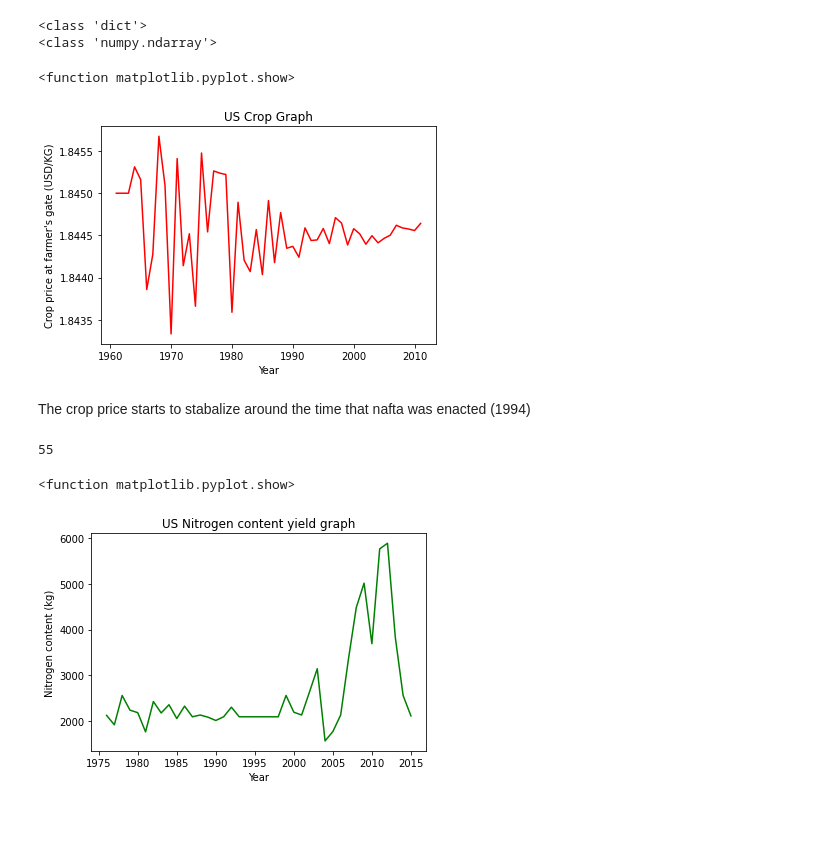
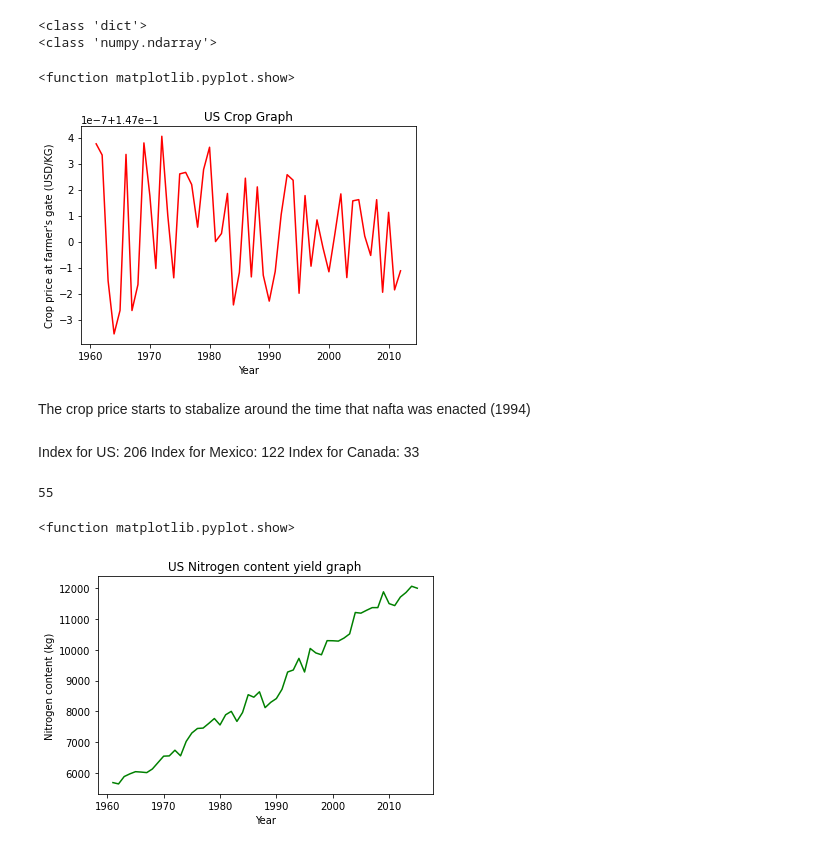
Before and after one commit to jfernandez37/495Project, a Jupyter notebook: Directed_consulting_495.ipynb, the cells around one changed output. Cells and saved outputs as stored; diff of their text form; code cells hidden in the pictures; blank space fills up the shorter version.

Commit message:
Added us, mexico, and canada indices

```diff
--- a/Directed_consulting_495.ipynb
+++ b/Directed_consulting_495.ipynb
@@ -17,21 +17,25 @@ print(type(stuff['Pr_Crop_US']))
 <class 'dict'>
 <class 'numpy.ndarray'>
 # %%
-y=stuff['Pr_Crop_US'][2][1]
+y=stuff['Pr_Crop_US'][206][124]
 #print(len(stuff['Pr_Crop_US'][0][0]))
 x=np.arange(1961,2016)
 plt.title("US Crop Graph")
 plt.xlabel("Year")
 plt.ylabel("Crop price at farmer's gate (USD/KG)")
 plt.plot(x,y,color="red")
 plt.show
 # %% [output]
 <function matplotlib.pyplot.show>
-[figure, old version]
+[figure, new version]
 # %% [markdown]
 The crop price starts to stabalize around the time that nafta was enacted (1994)
+# %% [markdown]
+Index for US: 206
+Index for Mexico: 122
+Index for Canada: 33
 # %%
-y=stuff['Nyield_kgkm'][0][1]
+y=stuff['Nyield_kgkm'][206][124]
 print(len(stuff['Pr_Crop_US'][0][1]))
 x=np.arange(1961,2016)
 plt.title("US Nitrogen content yield graph")
@@ -42,4 +46,4 @@ plt.show
 # %% [output]
 55
 <function matplotlib.pyplot.show>
-[figure, old version]
+[figure, new version]
```
Also changed, not shown: parts of 2 cells of this notebook.
